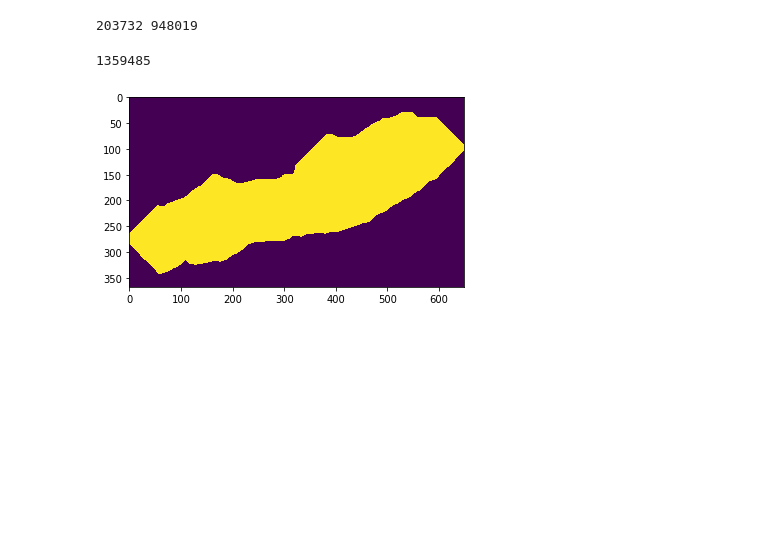
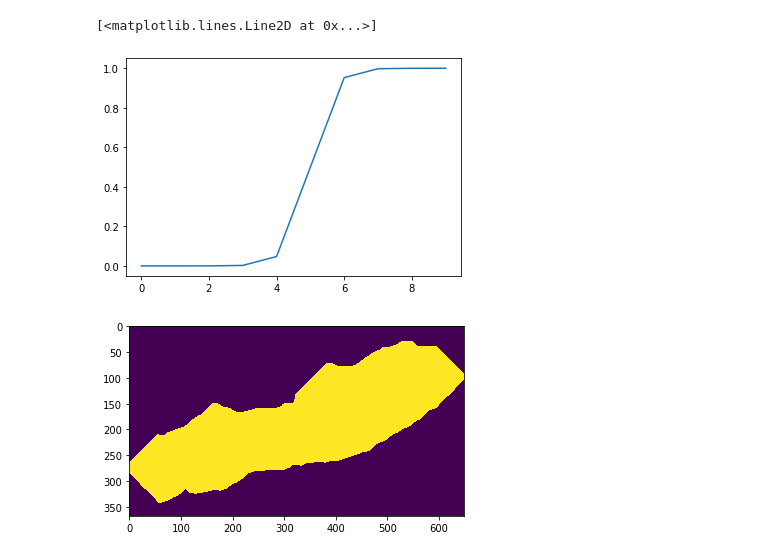
Before and after one commit to NinaWie/PowerPlanner, a Jupyter notebook: notebooks/scale_pipeline.ipynb, the cells around one changed output. Drawn from its saved outputs; the diff is of its cells as text; code cells hidden in the pictures; blank space fills up the shorter version.

```diff
--- a/notebooks/scale_pipeline.ipynb
+++ b/notebooks/scale_pipeline.ipynb
@@ -36,0 +125,7 @@ MAX_ANGLE = 0.5 * np.pi
+# %%
+x, y = np.where(graph.cost_rest[2]>0)
+out = np.zeros(instance_corr.shape)
+for (i,j) in zip(x,y):
+    if graph.pos2node[i,j]==-1:
+        print(i,j)
+        out[i,j] = 1
@@ -69,15 +214,13 @@ start and end: 175935 64197
+# %%
+sm = lambda x: 1/(1+np.exp(3*(-x+5)))
+plt.plot([sm(x) for x in range(10)])
+# %% [output]
+[<matplotlib.lines.Line2D at 0x...>]
+[figure, added]
 # %%
 path, path_costs = graph.get_shortest_path(source_v, target_v)
 # %%
 paths = graph.get_pareto(np.arange(0, 1.1, 0.1), source_v, target_v, compare=[2, 3])
-# %%
-print(len(list(graph.graph.vertices())), len(list(graph.graph.edges())))
-# %% [output]
-203732 948019
-# %%
-len(list(graph.graph.edges()))# removed edges --> only 1.3 mio instead of 4 mio
-# %% [output]
-1359485
 # %%
 dist_surface = get_distance_surface(graph.pos2node.shape, paths, mode="dilation")
 # %%
```
Also changed, not shown: parts of 50 cells of this notebook, 14 other files.
